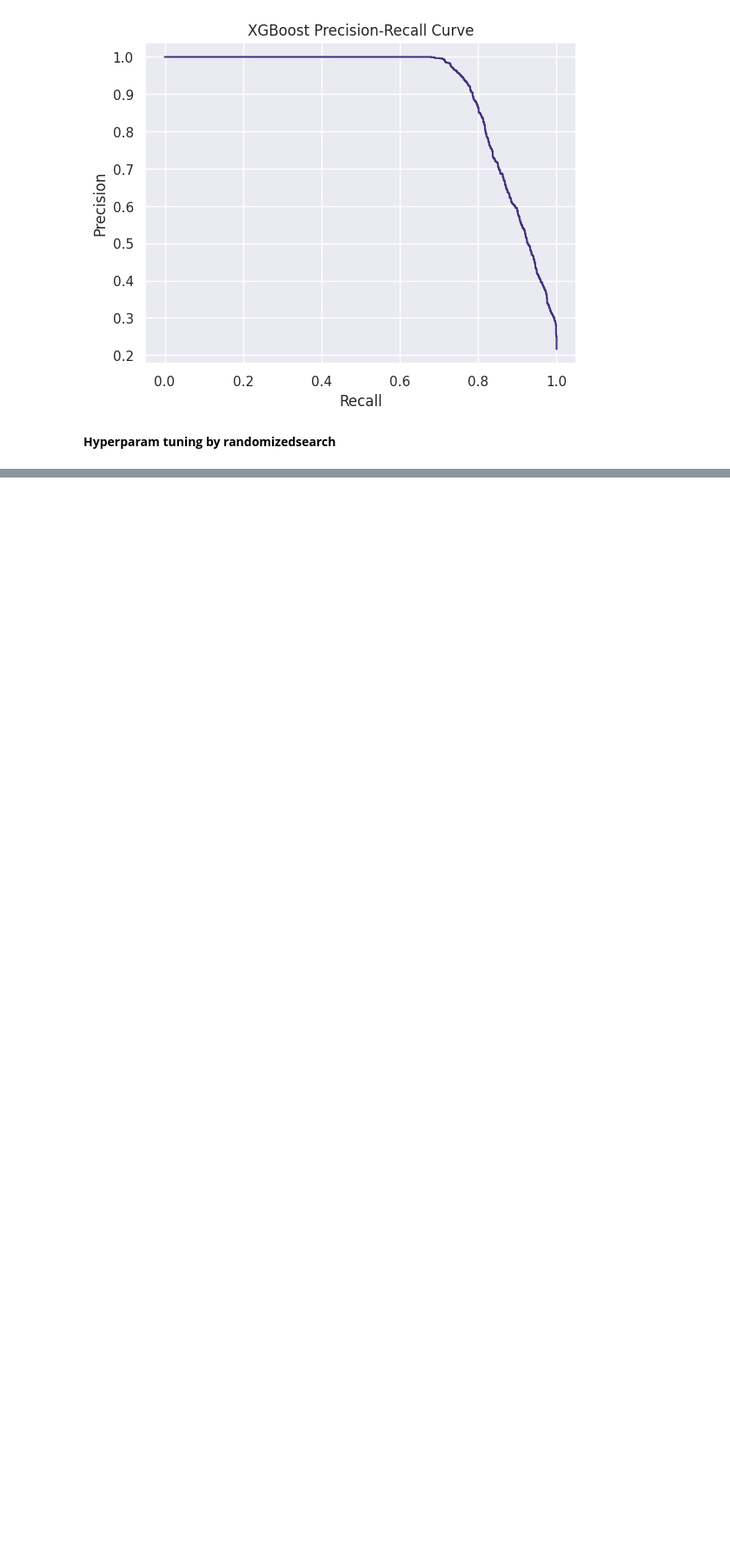
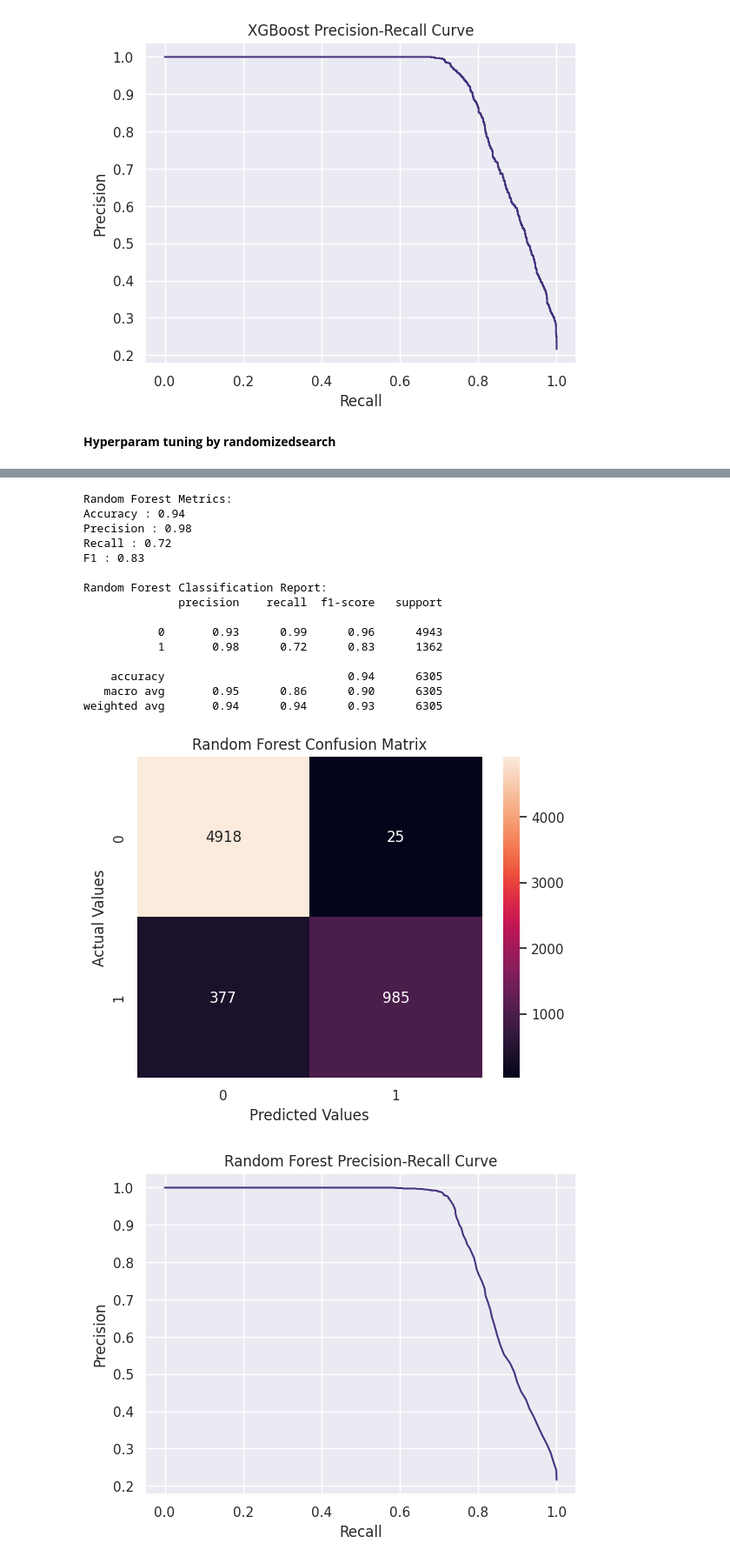
Before and after one commit to code-with-ayyan/credit-risk-assesment, a Jupyter notebook: main.ipynb, the cells around one changed output, grey strips where cells are left out. Shown at 87% size. Saved outputs shown, nothing was run; the diff lists cells and outputs as text; code cells hidden in the pictures; blank space fills up the shorter version.

Commit message:
model update

```diff
--- a/main.ipynb
+++ b/main.ipynb
@@ -353,7 +351,7 @@ from sklearn.model_selection import RandomizedSearchCV
 from scipy.stats import uniform, randint
 
 param_grid = {
-    "classifier__n_estimators": randint(150, 600),
+    "classifier__n_estimators": randint(150, 900),
     "classifier__max_depth" : randint(3,9),
     "classifier__learning_rate" : uniform(0.01, 0.5),
     "classifier__subsample": uniform(0.6,0.4), #Rows sampling
@@ -383,0 +425,9 @@ evaluate_model("XGBoost", random_search, X_test, y_test)
+# %%
+from sklearn.ensemble import RandomForestClassifier
+
+rf_model = Pipeline([
+    ('preprocessor', preprocessor_xg),
+    ('classifier', RandomForestClassifier(random_state=42, class_weight='balanced'))
+])
+
+rf_model.fit(X_train, y_train)
@@ -383,0 +454,20 @@ evaluate_model("XGBoost", random_search, X_test, y_test)
+# %%
+evaluate_model("Random Forest", rf_model, X_test, y_test)
+# %% [output]
+Random Forest Metrics:
+Accuracy : 0.94
+Precision : 0.98
+Recall : 0.72
+F1 : 0.83
+
+Random Forest Classification Report:
+              precision    recall  f1-score   support
+
+           0       0.93      0.99      0.96      4943
+           1       0.98      0.72      0.83      1362
+
+    accuracy                           0.94      6305
+   macro avg       0.95      0.86      0.90      6305
+weighted avg       0.94      0.94      0.93      6305
+[figure, added]
+[figure, added]
```
Also changed, not shown: parts of 14 cells of this notebook.
